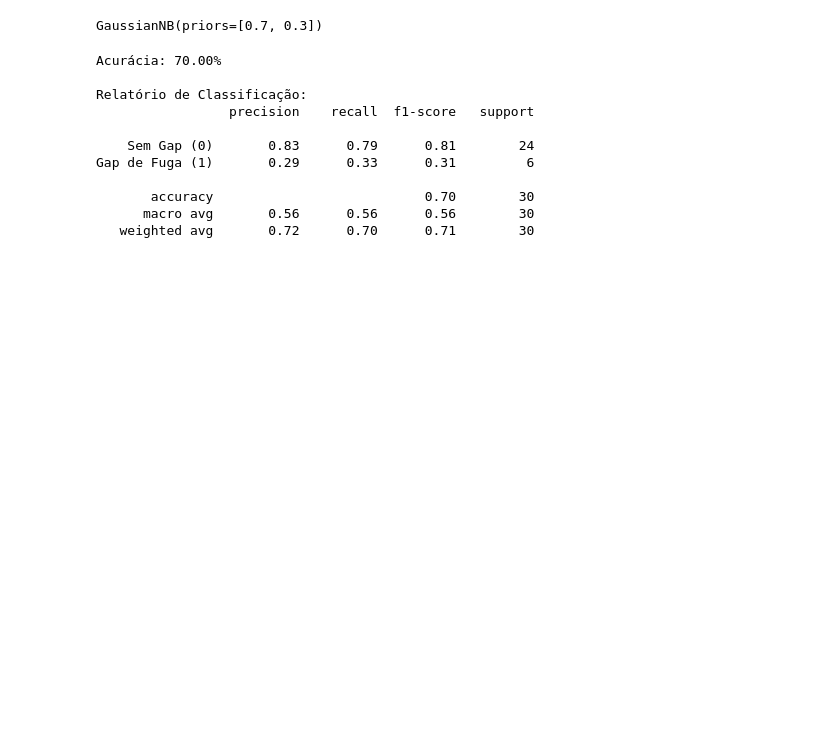
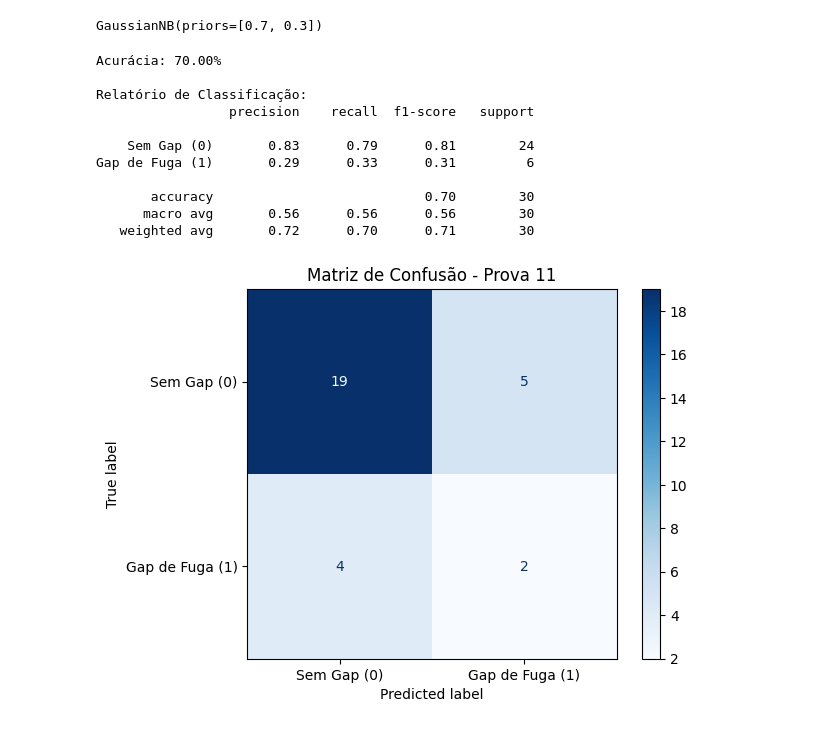
Before and after one commit to clarachence/prova_11_clara_chence, a Jupyter notebook: prova_11_clara_chence.ipynb, the cells around one changed output. Cells and saved outputs as stored; diff of their text form; code cells hidden in the pictures; blank space fills up the shorter version.

Commit message:
adicionando matriz de confusão

```diff
--- a/prova_11_clara_chence.ipynb
+++ b/prova_11_clara_chence.ipynb
@@ -195,9 +194,7 @@ X = df[['abertura_ontem', 'maxima_ontem', 'minima_ontem',
         'fechamento_ontem', 'volume_ontem', 'variacao_ontem']]
 y = df['alvo']
 # %%
-X_treino, X_teste, y_treino, y_teste = train_test_split(
-    X, y, test_size=0.3, random_state=42
-)
+X_treino, X_teste, y_treino, y_teste = train_test_split(X, y, test_size=0.3, random_state=42)
 # %%
 scaler   = StandardScaler()
 X_treino = scaler.fit_transform(X_treino)
@@ -234,6 +231,19 @@ Gap de Fuga (1)       0.29      0.33      0.31         6
        accuracy                           0.70        30
       macro avg       0.56      0.56      0.56        30
    weighted avg       0.72      0.70      0.71        30
+# %%
+from sklearn.metrics import confusion_matrix, ConfusionMatrixDisplay
+import matplotlib.pyplot as plt
+
+
+cm = confusion_matrix(y_teste, y_pred)
+
+disp = ConfusionMatrixDisplay(confusion_matrix=cm, display_labels=['Sem Gap (0)', 'Gap de Fuga (1)'])
+disp.plot(cmap='Blues')
+plt.title("Matriz de Confusão - Prova 11")
+plt.show()
+# %% [output]
+[figure, added]
 # %% [markdown]
 # Análise do Desafio
 
```
Also changed, not shown: parts of 2 cells of this notebook.
